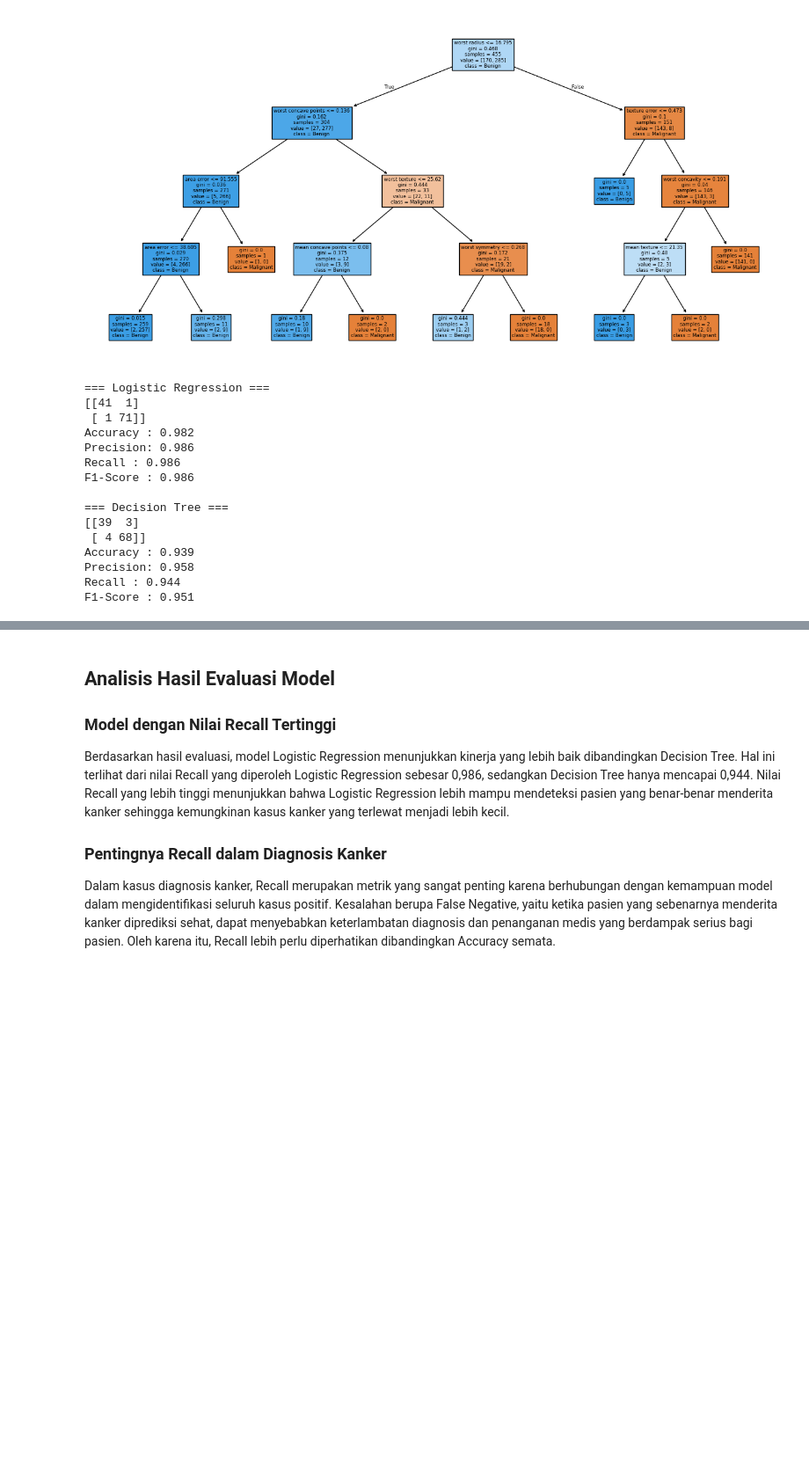
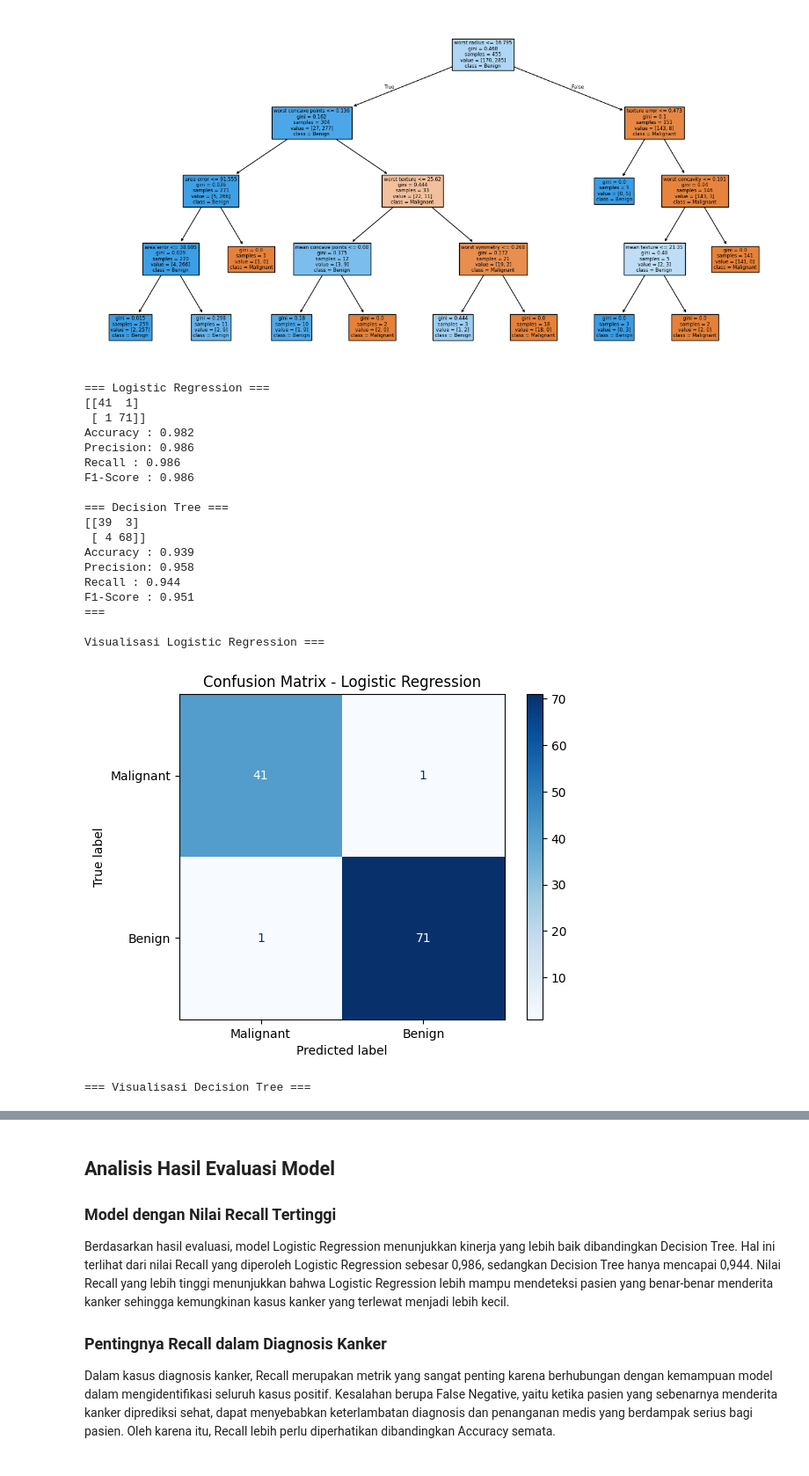
Before and after one commit to amallindask/data-science-2026, a Jupyter notebook: Pertemuan9_Amallinda_250401020003.ipynb, the cells around one changed output, grey strips where cells are left out. Shown at 88% size. Saved outputs shown, nothing was run; the diff lists cells and outputs as text; code cells hidden in the pictures; blank space fills up the shorter version.

```diff
--- a/Pertemuan9_Amallinda_250401020003.ipynb
+++ b/Pertemuan9_Amallinda_250401020003.ipynb
@@ -110,32 +110,64 @@ plt.show()
 [figure]
 # %%
 #Langkah 5: Evaluasi & Bandingkan
-from sklearn.metrics import (confusion_matrix,
-accuracy_score, precision_score,
-recall_score, f1_score)
+from sklearn.metrics import (
+    confusion_matrix,
+    ConfusionMatrixDisplay,
+    accuracy_score,
+    precision_score,
+    recall_score,
+    f1_score)
 
 for name, y_pred in [('Logistic Regression', y_pred_log),
 ('Decision Tree', y_pred_tree)]:
 
     print(f"\n=== {name} ===")
     print(confusion_matrix(y_test, y_pred))
     print(f"Accuracy : {accuracy_score(y_test, y_pred):.3f}")
     print(f"Precision: {precision_score(y_test, y_pred):.3f}")
     print(f"Recall : {recall_score(y_test, y_pred):.3f}")
     print(f"F1-Score : {f1_score(y_test, y_pred):.3f}")
+
+print("=== \n\nVisualisasi Logistic Regression ===")
+cm_log = confusion_matrix(y_test, y_pred_log)
+
+ConfusionMatrixDisplay(
+    confusion_matrix=cm_log,
+    display_labels=["Malignant", "Benign"]
+).plot(cmap="Blues")
+
+plt.title("Confusion Matrix - Logistic Regression")
+plt.show()
+
+print("\n\n=== Visualisasi Decision Tree ===")
+
+cm_tree = confusion_matrix(y_test, y_pred_tree)
+
+ConfusionMatrixDisplay(
+    confusion_matrix=cm_tree,
+    display_labels=["Malignant", "Benign"]
+).plot(cmap="Greens")
+
+plt.title("Confusion Matrix - Decision Tree")
+plt.show()
 # %% [output]
 === Logistic Regression ===
 [[41  1]
  [ 1 71]]
 Accuracy : 0.982
 Precision: 0.986
 Recall : 0.986
 F1-Score : 0.986
 
 === Decision Tree ===
 [[39  3]
  [ 4 68]]
 Accuracy : 0.939
 Precision: 0.958
 Recall : 0.944
 F1-Score : 0.951
+===
+
+Visualisasi Logistic Regression ===
+[figure, added]
+=== Visualisasi Decision Tree ===
```
Also changed, not shown: parts of 1 cell of this notebook.
